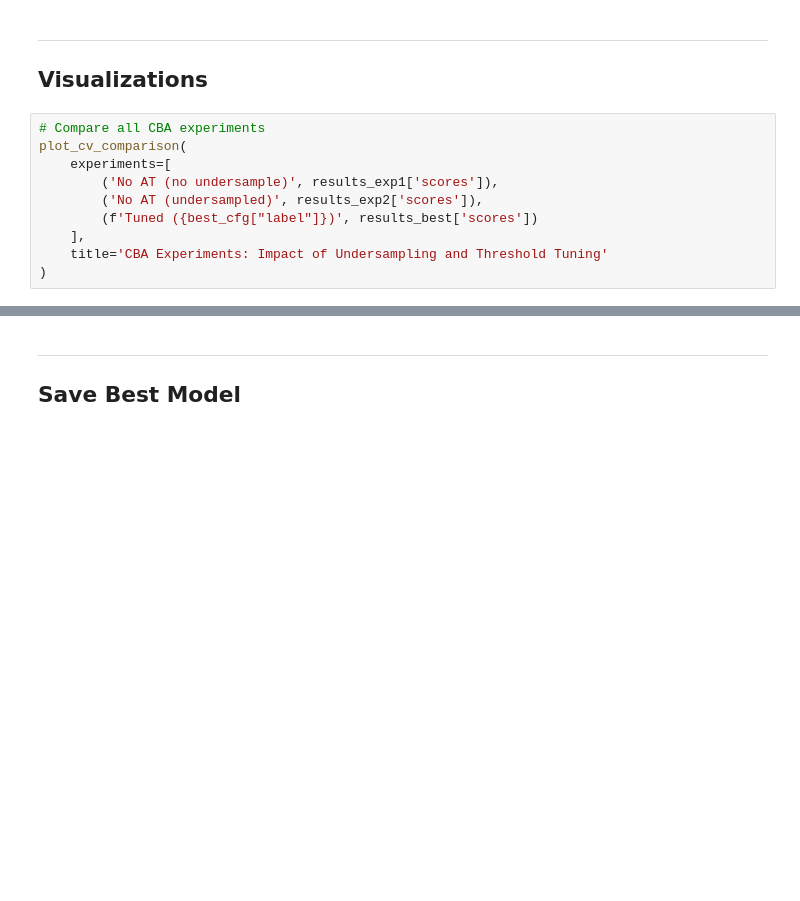
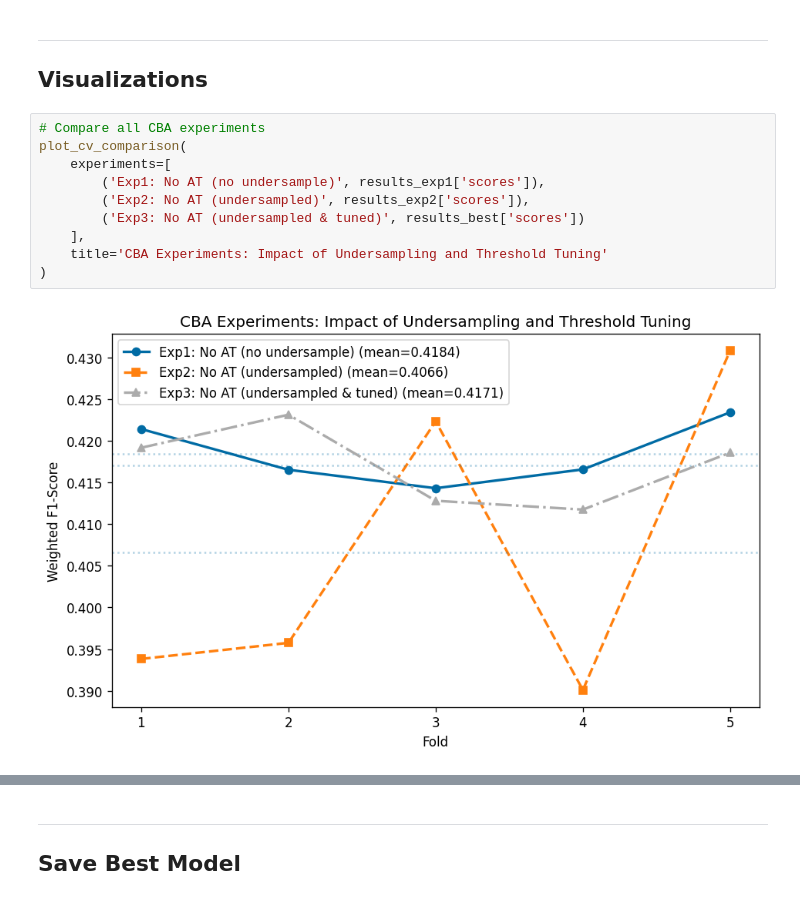
Before and after one commit to TimothyHHMai/rail-risk-census-analysis-521, a Jupyter notebook: notebooks/cba-tuning-experiments.ipynb, the cells around one changed output, grey strips where cells are left out. Cells and saved outputs as stored; diff of their text form; blank space fills up the shorter version.

```diff
--- a/notebooks/cba-tuning-experiments.ipynb
+++ b/notebooks/cba-tuning-experiments.ipynb
@@ -711,13 +912,15 @@ save_experiment(
 # %%
 # Compare all CBA experiments
 plot_cv_comparison(
     experiments=[
-        ('No AT (no undersample)', results_exp1['scores']),
-        ('No AT (undersampled)', results_exp2['scores']),
-        (f'Tuned ({best_cfg["label"]})', results_best['scores'])
+        ('Exp1: No AT (no undersample)', results_exp1['scores']),
+        ('Exp2: No AT (undersampled)', results_exp2['scores']),
+        ('Exp3: No AT (undersampled & tuned)', results_best['scores'])
     ],
     title='CBA Experiments: Impact of Undersampling and Threshold Tuning'
 )
+# %% [output]
+[figure, added]
 # %%
 # Per-class F1 comparison
 plot_per_class_comparison(
```
Also changed, not shown: parts of 23 cells of this notebook, 17 other files.
